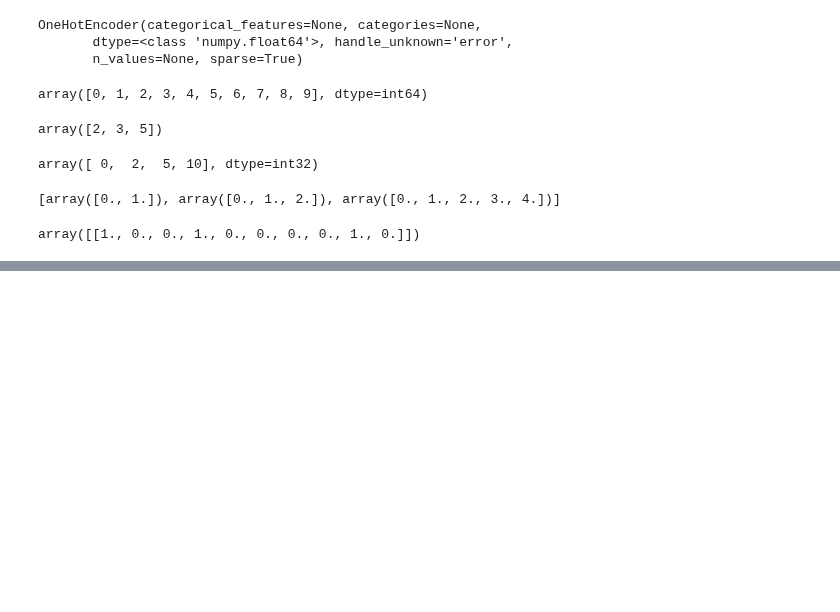
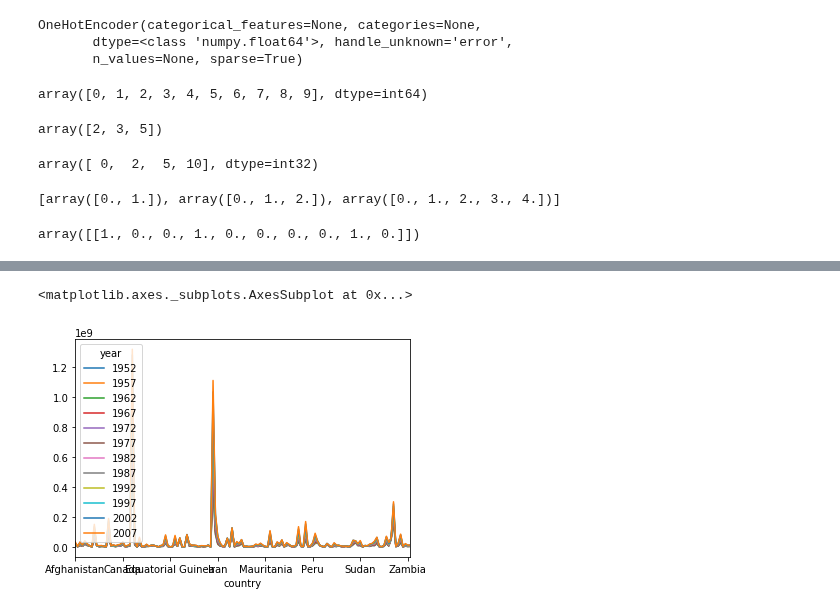
Before and after one commit to gtpgg1013/AI_docs, a Jupyter notebook: part4-ML/MLpy/Day4_0705.ipynb, the cells around one changed output, grey strips where cells are left out. Drawn from its saved outputs; the diff is of its cells as text; code cells hidden in the pictures; blank space fills up the shorter version.

```diff
--- a/part4-ML/MLpy/Day4_0705.ipynb
+++ b/part4-ML/MLpy/Day4_0705.ipynb
@@ -95,0 +861,7 @@ array([[1., 0., 0., 1., 0., 0., 0., 0., 1., 0.]])
+# %%
+df = pd.read_csv('data_0705/gapminder.tsv', sep='\t')
+df
+# 국가 / 대륙 / 연도 / 기대수명 / 인구수 / GDP
+# 이걸로 할 수 있는게 많다 : 국가별 그룹화 : 기대수명 평균
+# 대륙별 기대수명(시계열로?) : 시각화 / 대륙별 최대값 최소값
+# 시간별로 하면 전세계 평균 수명 추이
@@ -95,0 +1054,3 @@ array([[1., 0., 0., 1., 0., 0., 0., 0., 1., 0.]])
+# %%
+mydf = df.copy()
+mydf.head()
@@ -95,0 +1064,4 @@ array([[1., 0., 0., 1., 0., 0., 0., 0., 1., 0.]])
+# %%
+country_year_pop = mydf.pivot_table(index='country',columns='year',values='pop') # 행 : 나라이름, 열 : 연도
+# 값 : 인구
+country_year_pop.head()
@@ -95,0 +1076,6 @@ array([[1., 0., 0., 1., 0., 0., 0., 0., 1., 0.]])
+# %%
+%matplotlib inline
+country_year_pop.plot()
+# %% [output]
+<matplotlib.axes._subplots.AxesSubplot at 0x...>
+[figure, added]
```
Also changed, not shown: parts of 167 cells of this notebook, 2 other files.
